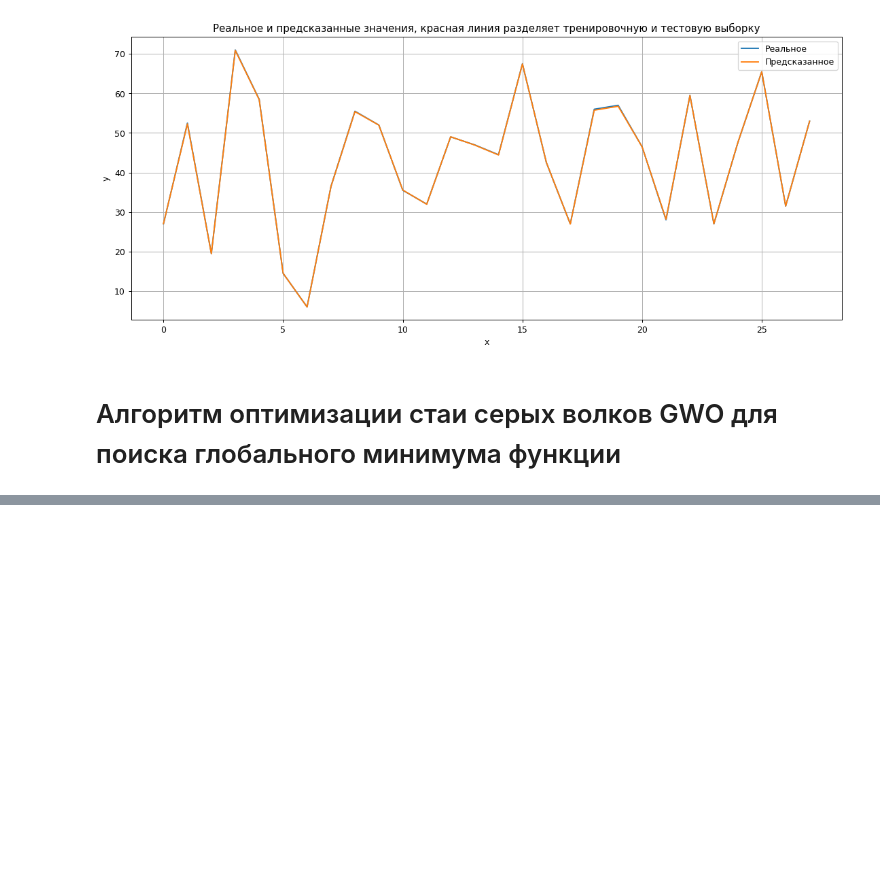
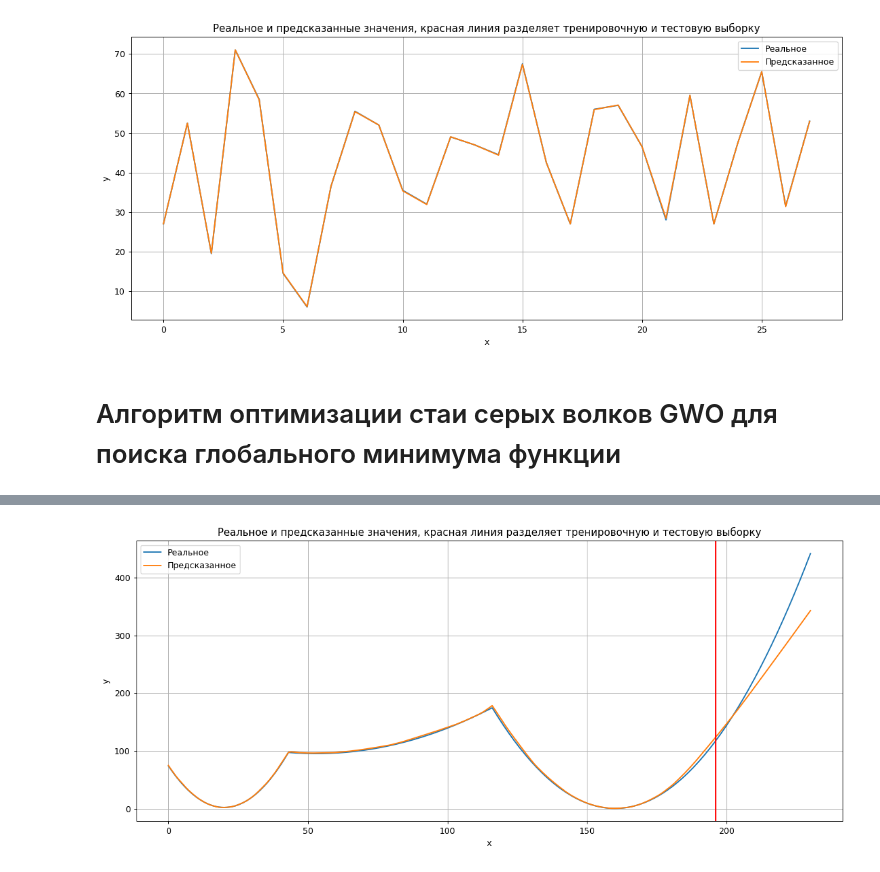
Before and after one commit to AnLiMan/Grey_Wolf_Optimization, a Jupyter notebook: Нейросеть_с_GWO.ipynb, the cells around one changed output, grey strips where cells are left out. Drawn from its saved outputs; the diff is of its cells as text; code cells hidden in the pictures; blank space fills up the shorter version.

```diff
--- a/Нейросеть_с_GWO.ipynb
+++ b/Нейросеть_с_GWO.ipynb
@@ -394,0 +452,10 @@ A = 0.0 B = 0.805531 C = 0.8526
+# %%
+data = np.array(numeric_features) # Преобразуем в массив numpy с типом данных float32
+data2 = np.array(target)
+# %%
+n = len(data)
+split = int(n*split_percent)
+train_X = data[range(split)]
+test_X = data[split:]
+train_Y = data2[range(split)]
+test_Y = data2[split:]
@@ -394,0 +482,4 @@ A = 0.0 B = 0.805531 C = 0.8526
+# %%
+scaler = MinMaxScaler()
+scaler.fit(train_X)
+normalizer = scaler.fit_transform(train_X)
@@ -394,0 +524,3 @@ A = 0.0 B = 0.805531 C = 0.8526
+# %%
+Loading_model = tf.keras.models.load_model(save_path)
+Loading_model.summary()
@@ -394,0 +567,21 @@ A = 0.0 B = 0.805531 C = 0.8526
+# %%
+# Графики истиннных значений и предсказаний
+def plot_result(trainY, testY, train_predict, test_predict):
+    actual = np.append(trainY, testY)
+    predictions = np.append(train_predict, test_predict)
+    rows = len(actual)
+    plt.figure(figsize=(15, 6), dpi=90)
+    plt.plot(range(rows), actual)
+    plt.plot(range(rows), predictions)
+    plt.axvline(x=len(trainY), color='r')
+    plt.legend(['Реальное', 'Предсказанное'])
+    plt.xlabel('x')
+    plt.ylabel('y')
+    plt.title('Реальное и предсказанные значения, красная линия разделяет тренировочную и тестовую выборку')
+    plt.grid()
+
+# Сделаем предсказания
+train_predict = Loading_model.predict(train_X)
+test_predict = Loading_model.predict(test_X)
+plot_result(train_Y, test_Y, train_predict, test_predict)
+# %% [output]
@@ -394,0 +590 @@ A = 0.0 B = 0.805531 C = 0.8526
+[figure, added]
```
Also changed, not shown: parts of 23 cells of this notebook.
